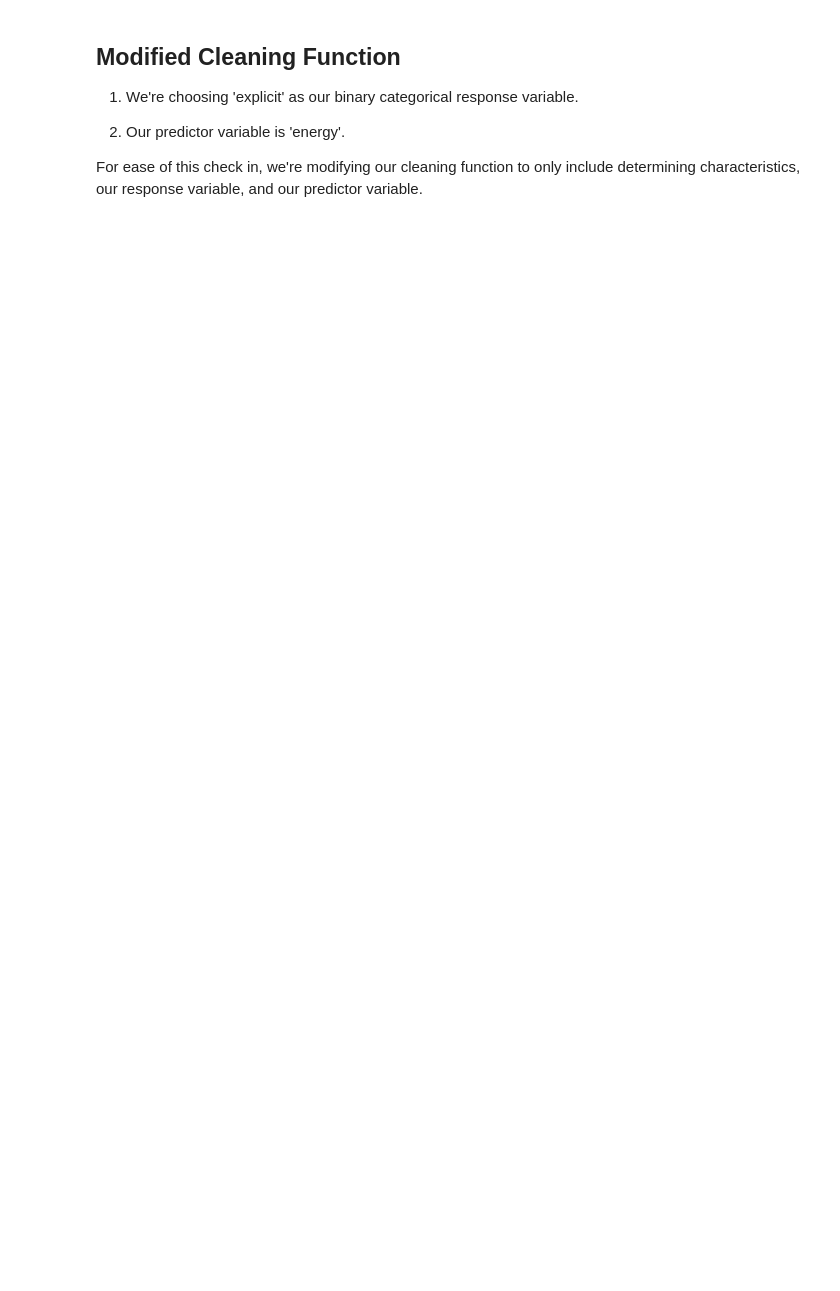
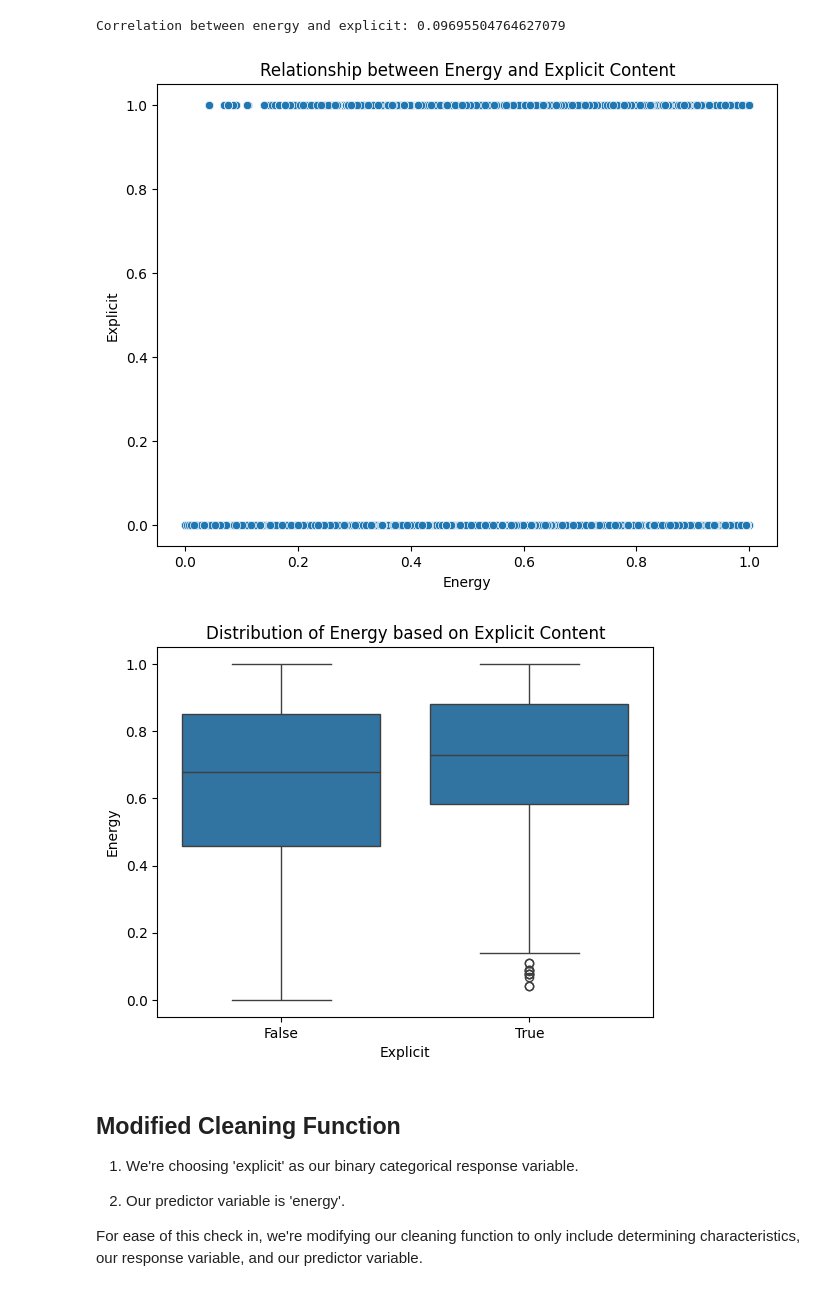
Before and after one commit to rghosh1353/spotify_genre_proj, a Jupyter notebook: Check_in_3_LogisticRegression.ipynb, the cells around one changed output. Cells and saved outputs as stored; diff of their text form; code cells hidden in the pictures; blank space fills up the shorter version.

```diff
--- a/Check_in_3_LogisticRegression.ipynb
+++ b/Check_in_3_LogisticRegression.ipynb
@@ -30,3 +42,26 @@ df = pd.read_csv("hf://datasets/maharshipandya/spotify-tracks-dataset/dataset.cs
+# %%
+# Choosing predictor and response variable
+correlation = df['energy'].corr(df['explicit'])
+print(f"Correlation between energy and explicit: {correlation}")
+
+# Create a scatter plot to visualize the relationship between energy and explicit.
+plt.figure(figsize=(8, 6))
+sns.scatterplot(data=df, x='energy', y='explicit')
+plt.title('Relationship between Energy and Explicit Content')
+plt.xlabel('Energy')
+plt.ylabel('Explicit')
+plt.show()
+
+# Box plot to see the distribution of energy based on whether a song is explicit or not
+sns.boxplot(data=df, x='explicit', y='energy')
+plt.title('Distribution of Energy based on Explicit Content')
+plt.xlabel('Explicit')
+plt.ylabel('Energy')
+plt.show()
+# %% [output]
+Correlation between energy and explicit: 0.09695504764627079
+[figure, added]
+[figure, added]
 # %% [markdown]
 ## Modified Cleaning Function
 
```
Also changed, not shown: parts of 2 cells of this notebook.
